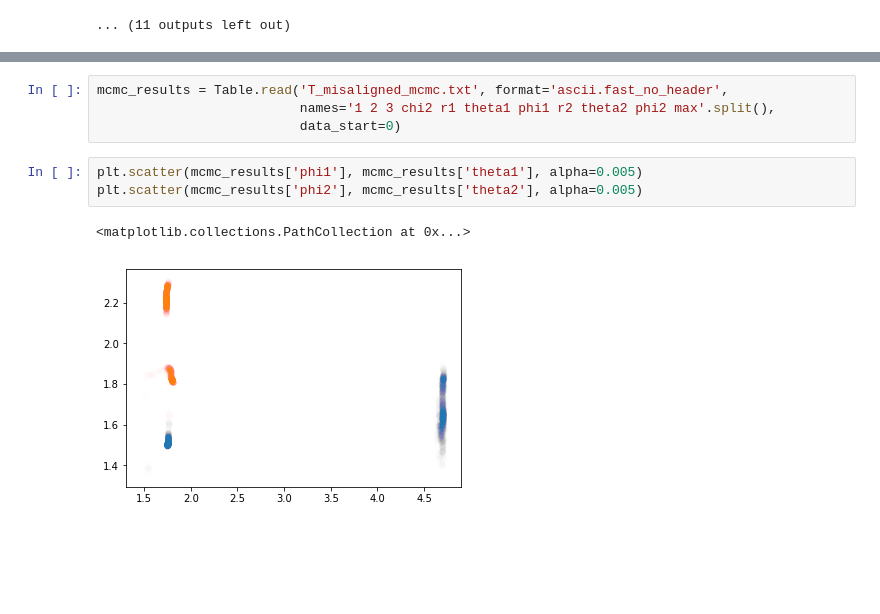
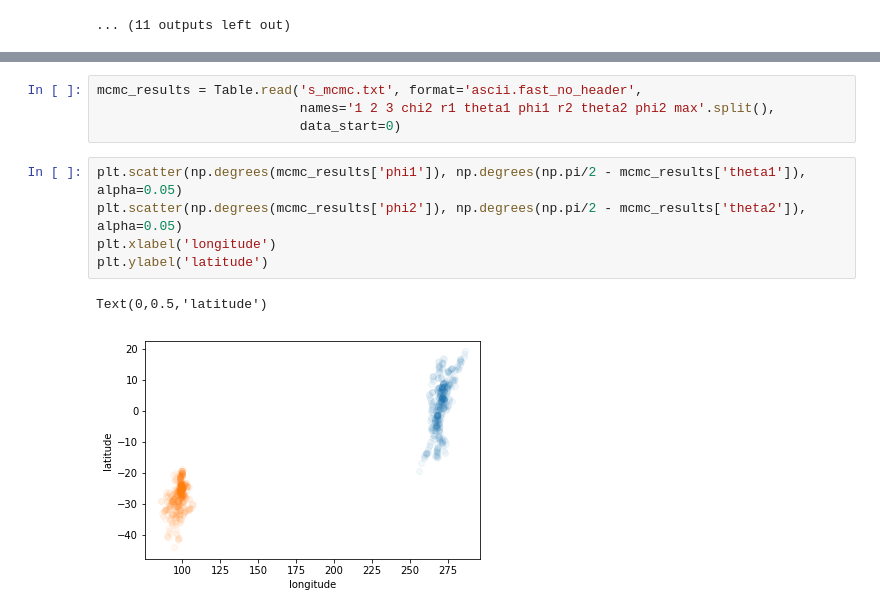
Before and after one commit to bmorris3/EPIC2475, a Jupyter notebook: chop_results.ipynb, the cells around one changed output, grey strips where cells are left out. Saved outputs shown, nothing was run; the diff lists cells and outputs as text; blank space fills up the shorter version.

```diff
--- a/chop_results.ipynb
+++ b/chop_results.ipynb
@@ -95,13 +95,15 @@ m_short_parambest.txt
 # %%
-mcmc_results = Table.read('T_misaligned_mcmc.txt', format='ascii.fast_no_header',
+mcmc_results = Table.read('s_mcmc.txt', format='ascii.fast_no_header',
                           names='1 2 3 chi2 r1 theta1 phi1 r2 theta2 phi2 max'.split(),
                           data_start=0)
 # %%
-plt.scatter(mcmc_results['phi1'], mcmc_results['theta1'], alpha=0.005)
-plt.scatter(mcmc_results['phi2'], mcmc_results['theta2'], alpha=0.005)
+plt.scatter(np.degrees(mcmc_results['phi1']), np.degrees(np.pi/2 - mcmc_results['theta1']), alpha=0.05)
+plt.scatter(np.degrees(mcmc_results['phi2']), np.degrees(np.pi/2 - mcmc_results['theta2']), alpha=0.05)
+plt.xlabel('longitude')
+plt.ylabel('latitude')
 # %% [output]
-<matplotlib.collections.PathCollection at 0x...>
+Text(0,0.5,'latitude')
-[figure, old version]
+[figure, new version]
 # %%
 from corner import corner
 
```
Also changed, not shown: parts of 2 cells of this notebook.
